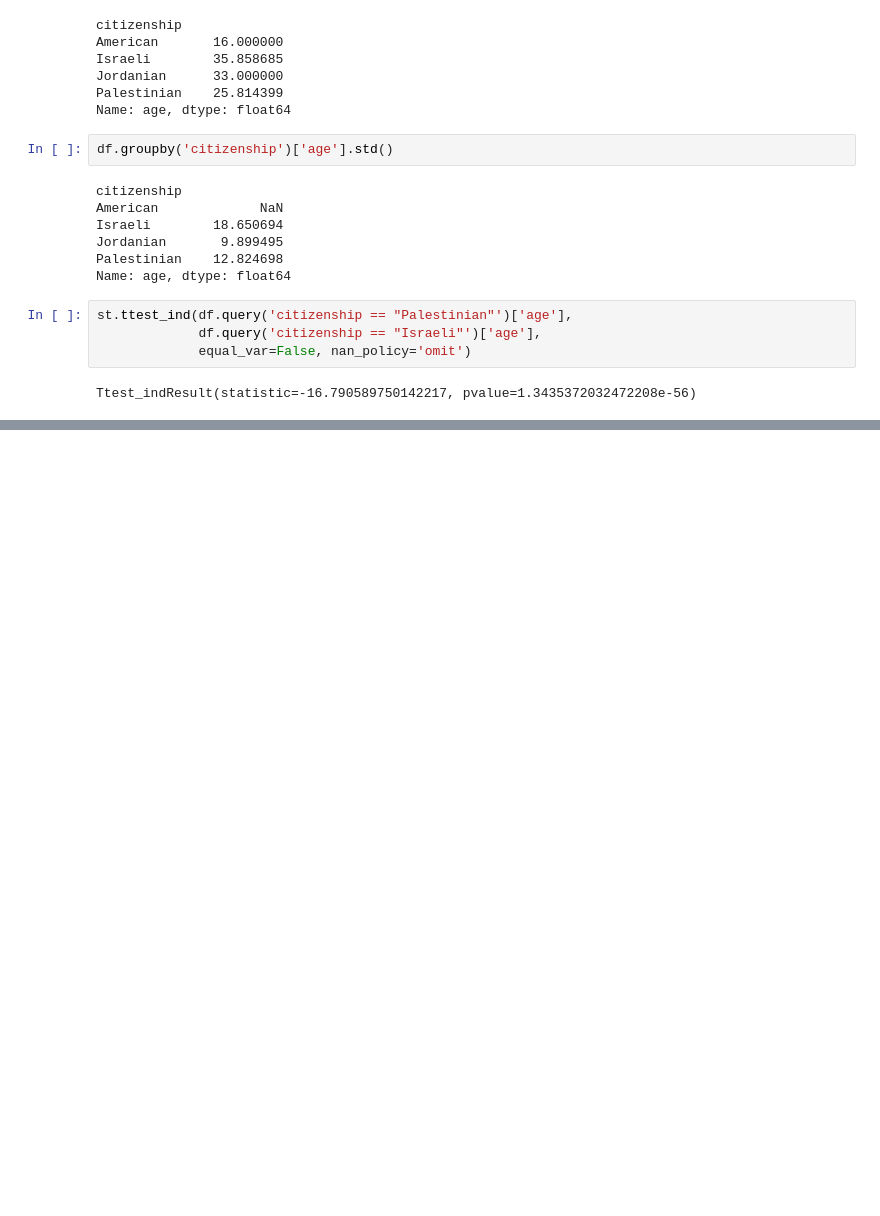
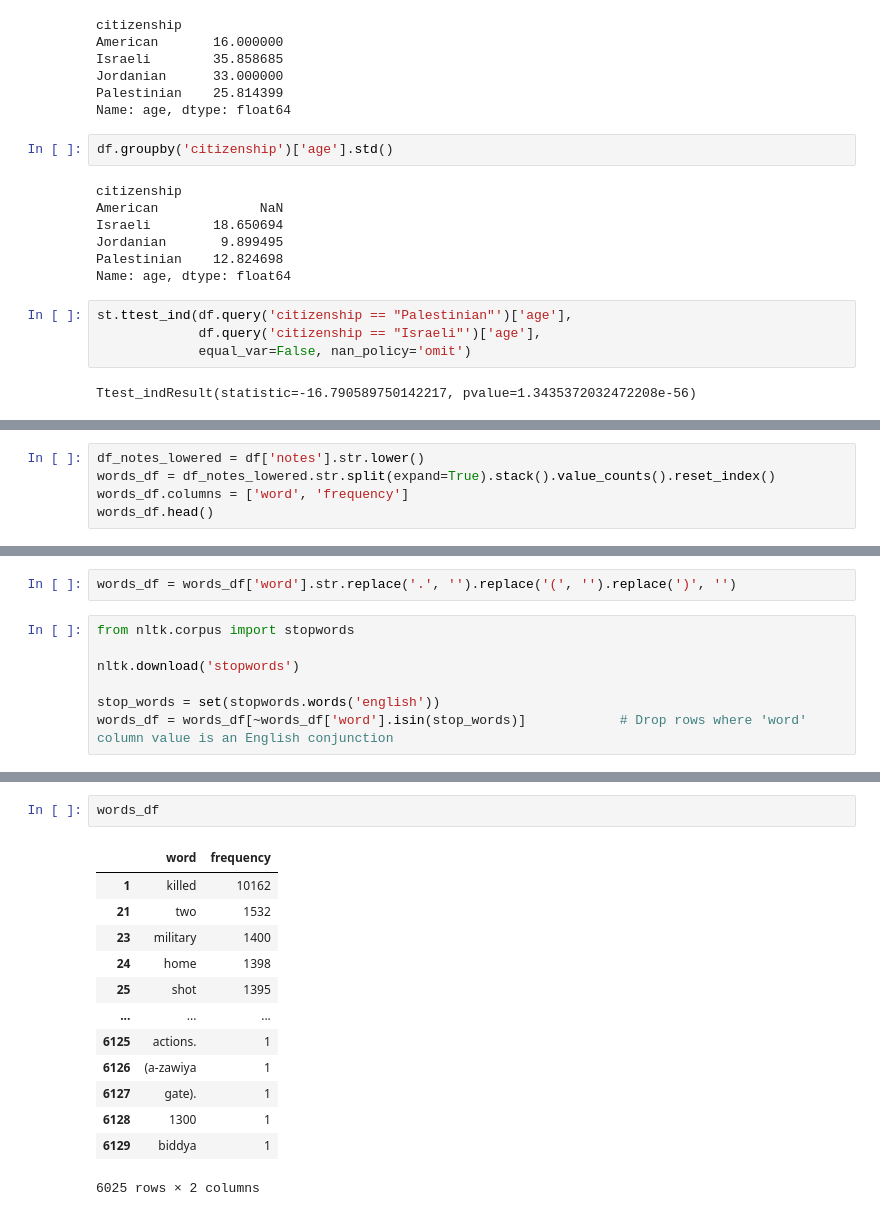
Before and after one commit to Scorpgodwest/israel-palestine-analysis, a Jupyter notebook: analysis.ipynb, the cells around one changed output, grey strips where cells are left out. Cells and saved outputs as stored; diff of their text form; blank space fills up the shorter version.

```diff
--- a/analysis.ipynb
+++ b/analysis.ipynb
@@ -168,0 +176,5 @@ Ttest_indResult(statistic=-16.790589750142217, pvalue=1.3435372032472208e-56)
+# %%
+df_notes_lowered = df['notes'].str.lower()
+words_df = df_notes_lowered.str.split(expand=True).stack().value_counts().reset_index()
+words_df.columns = ['word', 'frequency']
+words_df.head()
@@ -168,0 +197,9 @@ Ttest_indResult(statistic=-16.790589750142217, pvalue=1.3435372032472208e-56)
+# %%
+words_df = words_df['word'].str.replace('.', '').replace('(', '').replace(')', '')
+# %%
+from nltk.corpus import stopwords
+
+nltk.download('stopwords')
+
+stop_words = set(stopwords.words('english'))
+words_df = words_df[~words_df['word'].isin(stop_words)]            # Drop rows where 'word' column value is an English conjunction
@@ -168,0 +210,16 @@ Ttest_indResult(statistic=-16.790589750142217, pvalue=1.3435372032472208e-56)
+# %%
+words_df
+# %% [output]
+|  | word | frequency |
+| 1 | killed | 10162 |
+| 21 | two | 1532 |
+| 23 | military | 1400 |
+| 24 | home | 1398 |
+| 25 | shot | 1395 |
+| ... | ... | ... |
+| 6125 | actions. | 1 |
+| 6126 | (a-zawiya | 1 |
+| 6127 | gate). | 1 |
+| 6128 | 1300 | 1 |
+| 6129 | biddya | 1 |
+6025 rows × 2 columns
```
Also changed, not shown: parts of 5 cells of this notebook.
